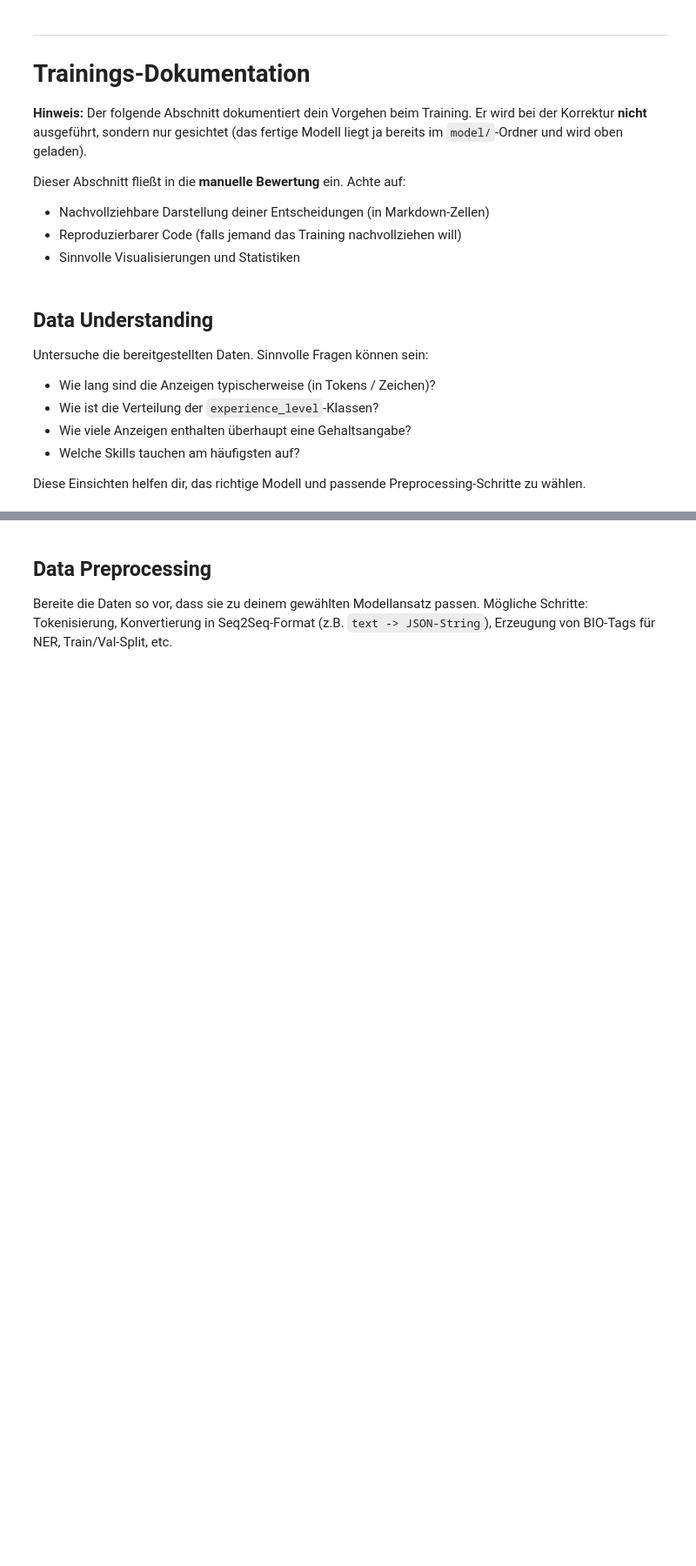
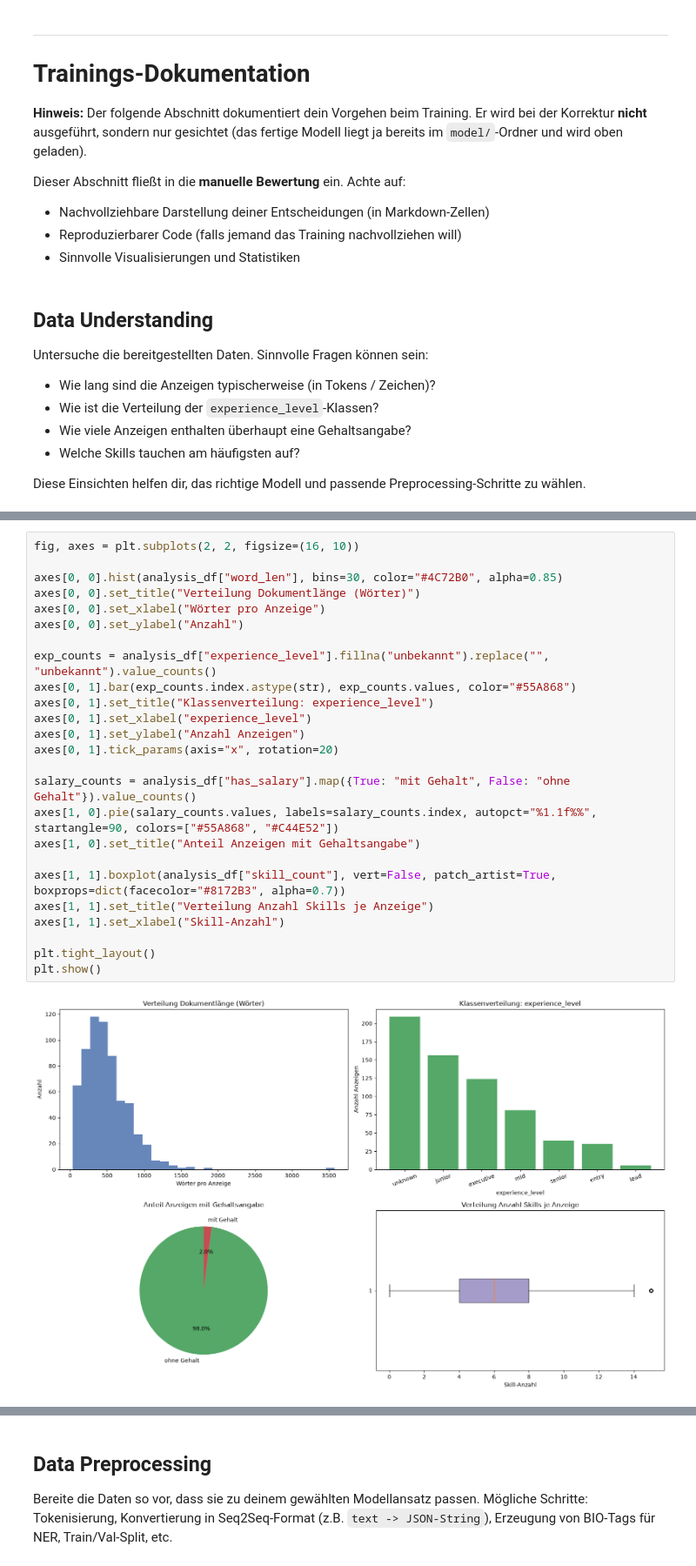
Before and after one commit to Sparkobbable/mdl2_fallstudie, a Jupyter notebook: Pruefungsleistung_Stellenanzeigenextraktion.ipynb, the cells around one changed output, grey strips where cells are left out. Shown at 87% size. Cells and saved outputs as stored; diff of their text form; blank space fills up the shorter version.

```diff
--- a/Pruefungsleistung_Stellenanzeigenextraktion.ipynb
+++ b/Pruefungsleistung_Stellenanzeigenextraktion.ipynb
@@ -458,0 +581,27 @@ Diese Einsichten helfen dir, das richtige Modell und passende Preprocessing-Schr
+# %%
+fig, axes = plt.subplots(2, 2, figsize=(16, 10))
+
+axes[0, 0].hist(analysis_df["word_len"], bins=30, color="#4C72B0", alpha=0.85)
+axes[0, 0].set_title("Verteilung Dokumentlänge (Wörter)")
+axes[0, 0].set_xlabel("Wörter pro Anzeige")
+axes[0, 0].set_ylabel("Anzahl")
+
+exp_counts = analysis_df["experience_level"].fillna("unbekannt").replace("", "unbekannt").value_counts()
+axes[0, 1].bar(exp_counts.index.astype(str), exp_counts.values, color="#55A868")
+axes[0, 1].set_title("Klassenverteilung: experience_level")
+axes[0, 1].set_xlabel("experience_level")
+axes[0, 1].set_ylabel("Anzahl Anzeigen")
+axes[0, 1].tick_params(axis="x", rotation=20)
+
+salary_counts = analysis_df["has_salary"].map({True: "mit Gehalt", False: "ohne Gehalt"}).value_counts()
+axes[1, 0].pie(salary_counts.values, labels=salary_counts.index, autopct="%1.1f%%", startangle=90, colors=["#55A868", "#C44E52"])
+axes[1, 0].set_title("Anteil Anzeigen mit Gehaltsangabe")
+
+axes[1, 1].boxplot(analysis_df["skill_count"], vert=False, patch_artist=True, boxprops=dict(facecolor="#8172B3", alpha=0.7))
+axes[1, 1].set_title("Verteilung Anzahl Skills je Anzeige")
+axes[1, 1].set_xlabel("Skill-Anzahl")
+
+plt.tight_layout()
+plt.show()
+# %% [output]
+[figure, added]
```
Also changed, not shown: parts of 20 cells of this notebook, 3 other files.
